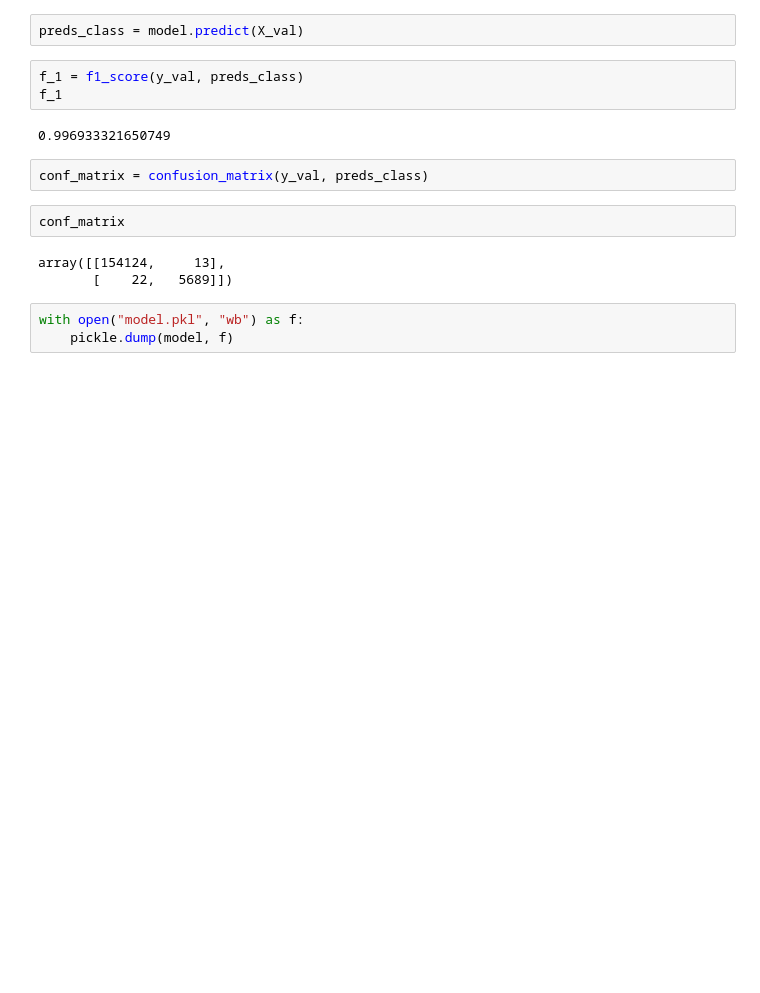
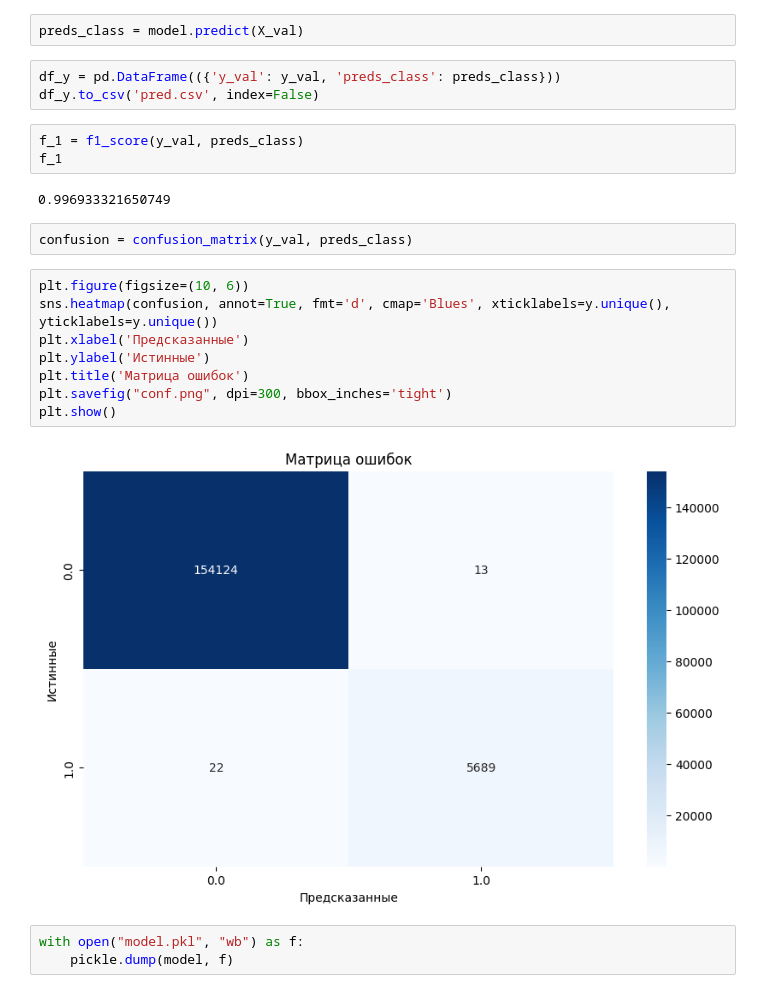
Before and after one commit to TimmmofeyD/hack, a Jupyter notebook: model/model.ipynb, the cells around one changed output. Saved outputs shown, nothing was run; the diff lists cells and outputs as text; blank space fills up the shorter version.

```diff
--- a/model/model.ipynb
+++ b/model/model.ipynb
@@ -132,18 +134,26 @@ Learning rate set to 0.024341
 <catboost.core.CatBoostClassifier at 0x...>
 # %%
 preds_class = model.predict(X_val)
+# %%
+df_y = pd.DataFrame(({'y_val': y_val, 'preds_class': preds_class}))
+df_y.to_csv('pred.csv', index=False)
 # %%
 f_1 = f1_score(y_val, preds_class)
 f_1
 # %% [output]
 0.996933321650749
 # %%
-conf_matrix = confusion_matrix(y_val, preds_class)
+confusion = confusion_matrix(y_val, preds_class)
-# %%
-conf_matrix
-# %% [output]
-array([[154124,     13],
-       [    22,   5689]])
+# %%
+plt.figure(figsize=(10, 6))
+sns.heatmap(confusion, annot=True, fmt='d', cmap='Blues', xticklabels=y.unique(), yticklabels=y.unique())
+plt.xlabel('Предсказанные')
+plt.ylabel('Истинные')
+plt.title('Матрица ошибок')
+plt.savefig("conf.png", dpi=300, bbox_inches='tight')
+plt.show()
+# %% [output]
+[figure, added]
 # %%
 with open("model.pkl", "wb") as f:
     pickle.dump(model, f)
```
Also changed, not shown: parts of 5 cells of this notebook.
